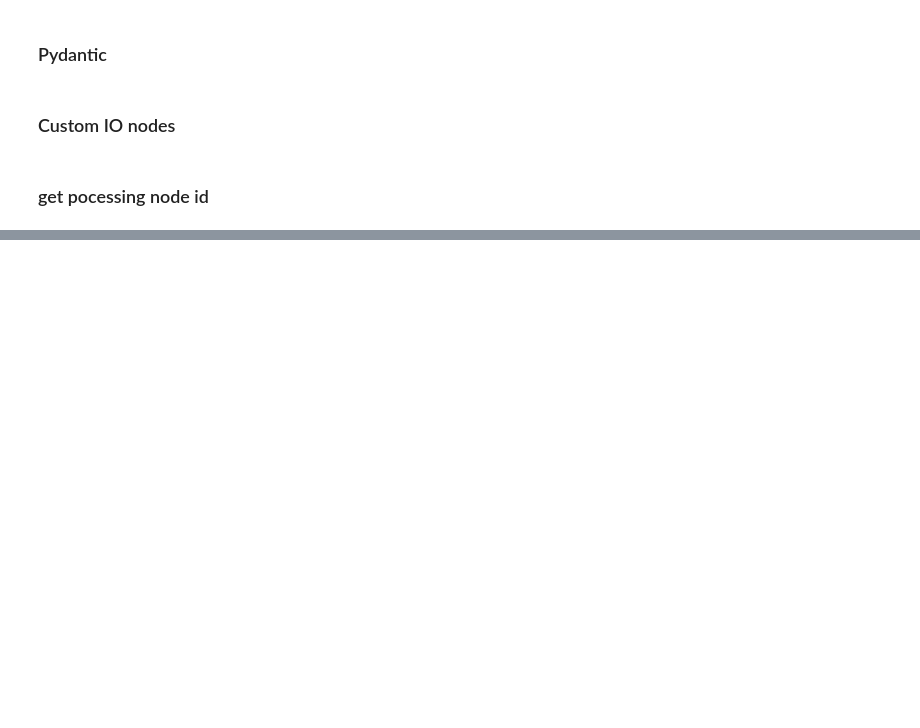
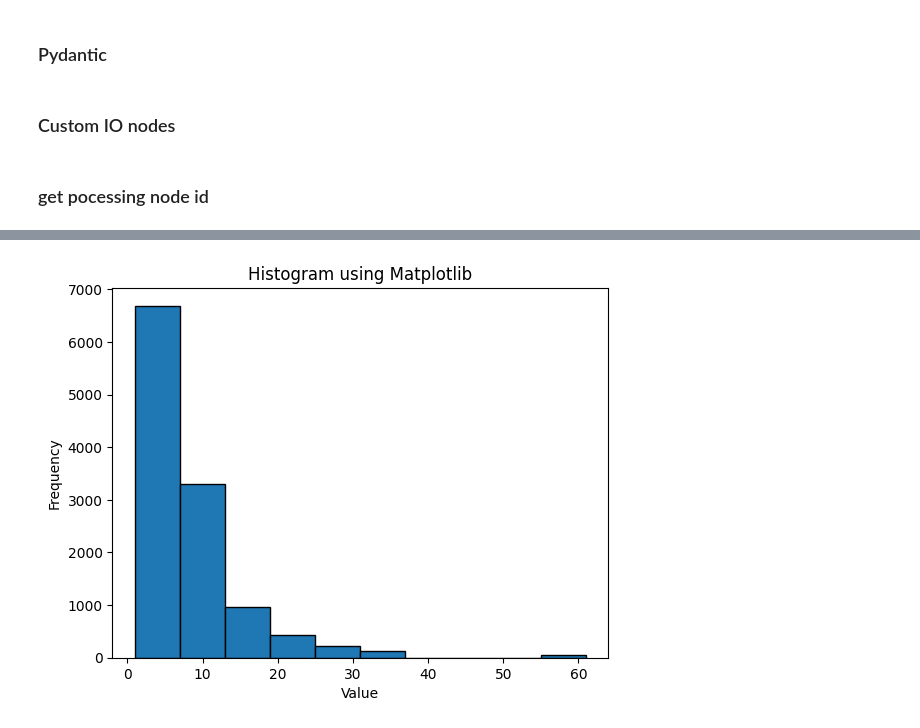
Before and after one commit to zz9tf/Fine-Tuned-GPT-2-with-articles-ground-truth, a Jupyter notebook: code/llamaIndex/basic/test.ipynb, the cells around one changed output, grey strips where cells are left out. Saved outputs shown, nothing was run; the diff lists cells and outputs as text; code cells hidden in the pictures; blank space fills up the shorter version.

```diff
--- a/code/llamaIndex/basic/test.ipynb
+++ b/code/llamaIndex/basic/test.ipynb
@@ -394,0 +417,31 @@ len(node_dict['section'])
+# %%
+file_path = '/home/zhengzheng/scratch0/projects/Fine-Tuned-GPT-2-with-articles-ground-truth/code/llamaIndex/.cache/pid-20.jsonl'
+nodes = load_nodes_jsonl(file_path)
+# %%
+import pandas as pd
+levels = []
+texts = []
+text_lens = []
+parent_ids = []
+
+parent_id_counts = {}
+for node in nodes:
+    level = node.metadata['level']
+    parent_id = node.ref_doc_id
+    text = node.get_content()
+
+    levels.append(level)
+    parent_ids.append(parent_id)
+    texts.append(text)
+    text_lens.append(len(text))
+
+    if parent_id not in parent_id_counts:
+        parent_id_counts[parent_id] = 0
+    parent_id_counts[parent_id] += 1
+df = pd.DataFrame({
+    'level': levels,
+    'text': texts,
+    'text_len': text_lens,
+    'parent_id': parent_ids
+})
+df['parent_id_num'] = df['parent_id'].map(parent_id_counts)
@@ -394,0 +464,15 @@ len(node_dict['section'])
+# %%
+import matplotlib.pyplot as plt
+
+# 绘制直方图
+plt.hist(df[df['level'] == 'paragraph']['parent_id_num'], bins=10, edgecolor='black')
+
+# 添加标题和标签
+plt.title('Histogram using Matplotlib')
+plt.xlabel('Value')
+plt.ylabel('Frequency')
+
+# 显示图形
+plt.show()
+# %% [output]
+[figure, added]
```
Also changed, not shown: parts of 11 cells of this notebook, 7 other files.
